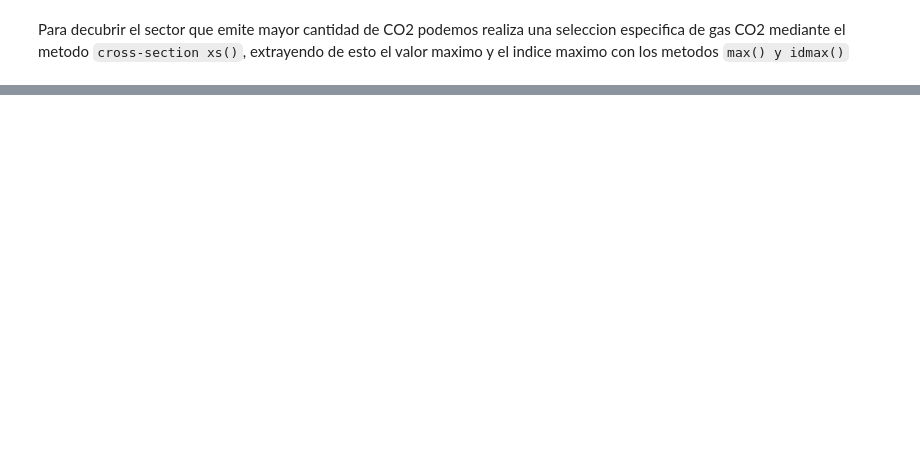
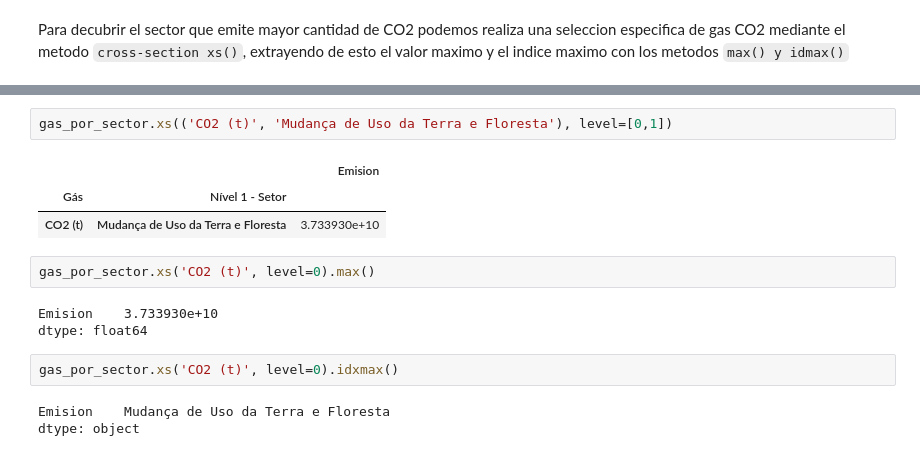
Before and after one commit to LejImkoaj/pandas_seleccionar_agrupar_datos, a Jupyter notebook: seleccion_agrupacion_de_datos.ipynb, the cells around one changed output, grey strips where cells are left out. Saved outputs shown, nothing was run; the diff lists cells and outputs as text; blank space fills up the shorter version.

```diff
--- a/seleccion_agrupacion_de_datos.ipynb
+++ b/seleccion_agrupacion_de_datos.ipynb
@@ -461,0 +488,16 @@ Para decubrir el sector que emite mayor cantidad de CO2 podemos realiza una sele
+# %%
+gas_por_sector.xs(('CO2 (t)', 'Mudança de Uso da Terra e Floresta'), level=[0,1])
+# %% [output]
+|  |  | Emision |
+| Gás | Nível 1 - Setor |  |
+| CO2 (t) | Mudança de Uso da Terra e Floresta | 3.733930e+10 |
+# %%
+gas_por_sector.xs('CO2 (t)', level=0).max()
+# %% [output]
+Emision    3.733930e+10
+dtype: float64
+# %%
+gas_por_sector.xs('CO2 (t)', level=0).idxmax()
+# %% [output]
+Emision    Mudança de Uso da Terra e Floresta
+dtype: object
```
Also changed, not shown: parts of 4 cells of this notebook.
